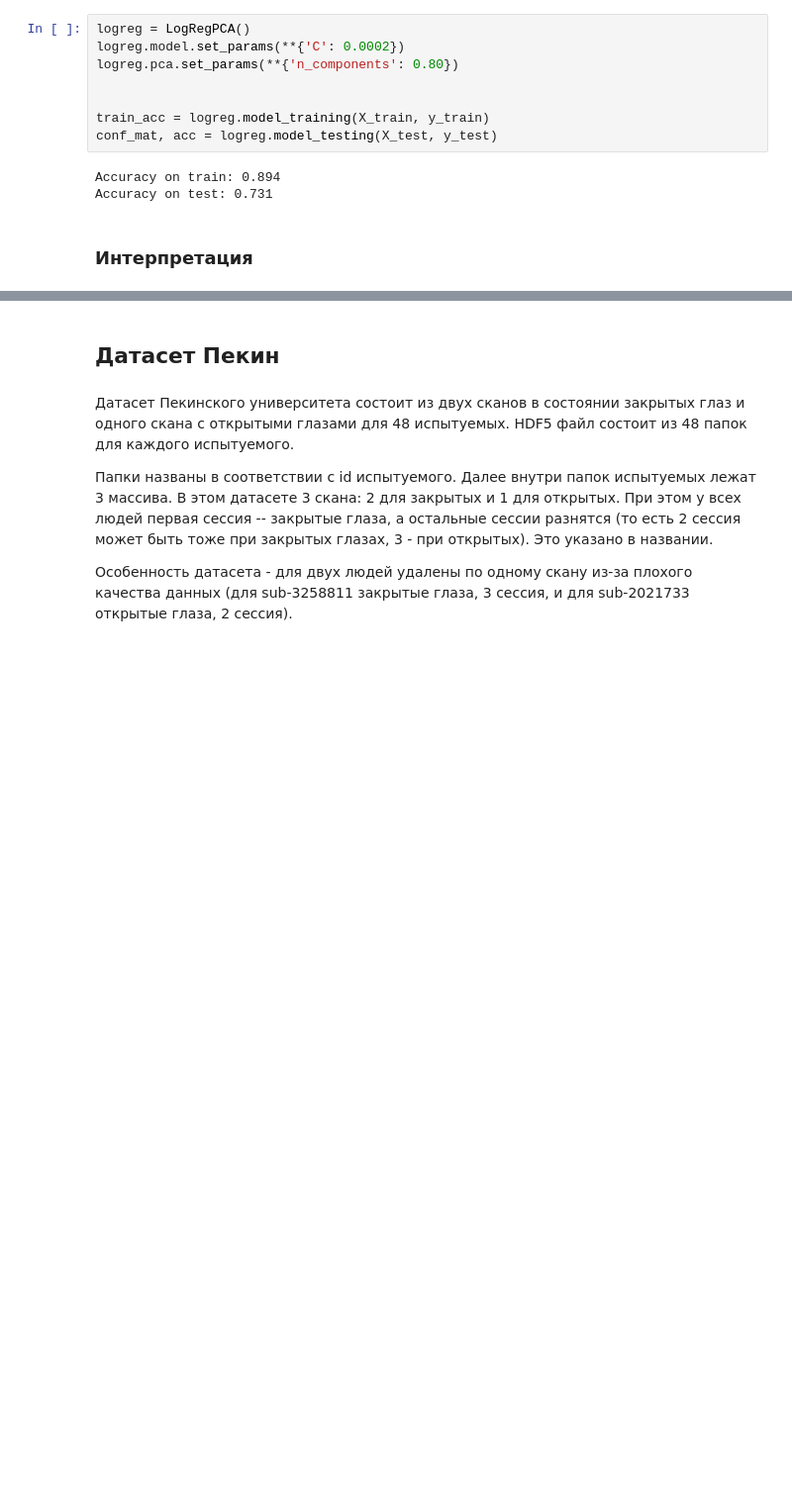
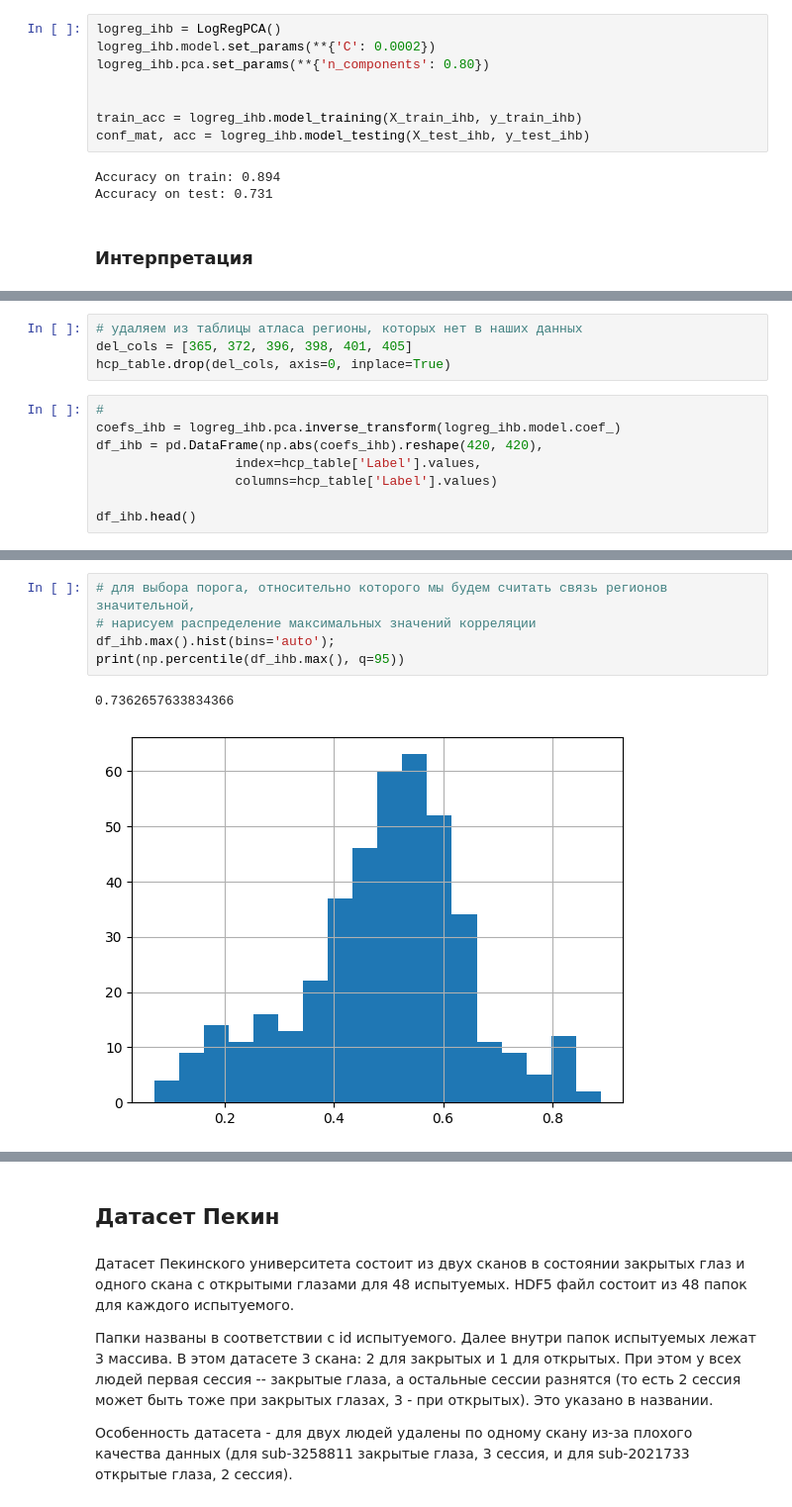
Before and after one commit to iknyazeva/OpenCloseBaseline, a Jupyter notebook: notebooks/BaselineModel.ipynb, the cells around one changed output, grey strips where cells are left out. Shown at 99% size. Saved outputs shown, nothing was run; the diff lists cells and outputs as text; blank space fills up the shorter version.

```diff
--- a/notebooks/BaselineModel.ipynb
+++ b/notebooks/BaselineModel.ipynb
@@ -145,11 +147,11 @@ X_train, X_test, y_train, y_test, train_groups, test_groups = get_random_split(X
 # %%
-logreg = LogRegPCA()
-logreg.model.set_params(**{'C': 0.0002})
-logreg.pca.set_params(**{'n_components': 0.80})
+logreg_ihb = LogRegPCA()
+logreg_ihb.model.set_params(**{'C': 0.0002})
+logreg_ihb.pca.set_params(**{'n_components': 0.80})
 
 
-train_acc = logreg.model_training(X_train, y_train)
-conf_mat, acc = logreg.model_testing(X_test, y_test)
+train_acc = logreg_ihb.model_training(X_train_ihb, y_train_ihb)
+conf_mat, acc = logreg_ihb.model_testing(X_test_ihb, y_test_ihb)
 # %% [output]
 Accuracy on train: 0.894
 Accuracy on test: 0.731
@@ -157,0 +162,12 @@ Accuracy on test: 0.731
+# %%
+# удаляем из таблицы атласа регионы, которых нет в наших данных
+del_cols = [365, 372, 396, 398, 401, 405]
+hcp_table.drop(del_cols, axis=0, inplace=True)
+# %%
+#
+coefs_ihb = logreg_ihb.pca.inverse_transform(logreg_ihb.model.coef_)
+df_ihb = pd.DataFrame(np.abs(coefs_ihb).reshape(420, 420),
+                  index=hcp_table['Label'].values,
+                  columns=hcp_table['Label'].values)
+
+df_ihb.head()
@@ -157,0 +182,8 @@ Accuracy on test: 0.731
+# %%
+# для выбора порога, относительно которого мы будем считать связь регионов значительной,
+# нарисуем распределение максимальных значений корреляции
+df_ihb.max().hist(bins='auto');
+print(np.percentile(df_ihb.max(), q=95))
+# %% [output]
+0.7362657633834366
+[figure, added]
```
Also changed, not shown: parts of 21 cells of this notebook, 1 other file.
